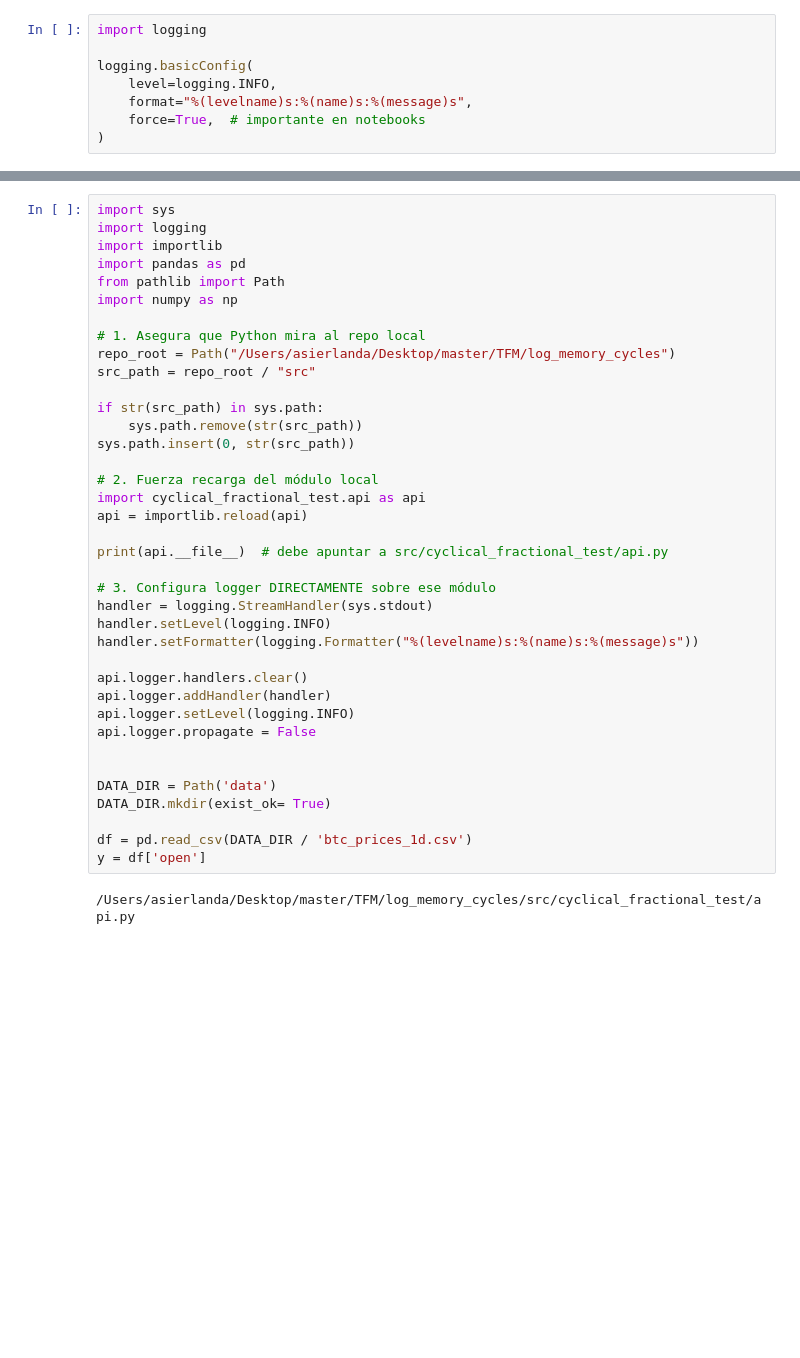
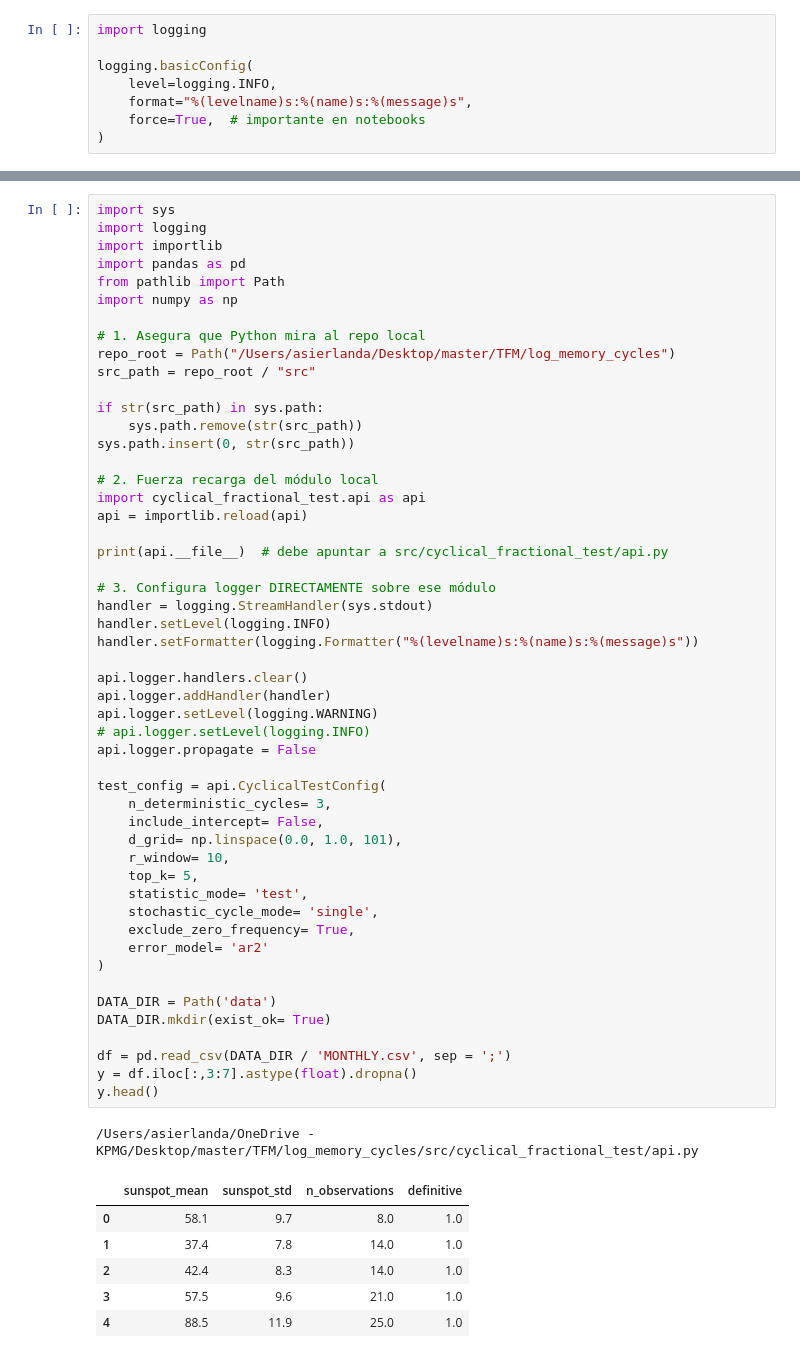
Before and after one commit to aslanda-design/long_memory_cycles, a Jupyter notebook: notebook.ipynb, the cells around one changed output, grey strips where cells are left out. Drawn from its saved outputs; the diff is of its cells as text; blank space fills up the shorter version.

```diff
--- a/notebook.ipynb
+++ b/notebook.ipynb
@@ -172,34 +230,53 @@ from pathlib import Path
 import numpy as np
 
 # 1. Asegura que Python mira al repo local
 repo_root = Path("/Users/asierlanda/Desktop/master/TFM/log_memory_cycles")
 src_path = repo_root / "src"
 
 if str(src_path) in sys.path:
     sys.path.remove(str(src_path))
 sys.path.insert(0, str(src_path))
 
 # 2. Fuerza recarga del módulo local
 import cyclical_fractional_test.api as api
 api = importlib.reload(api)
 
 print(api.__file__)  # debe apuntar a src/cyclical_fractional_test/api.py
 
 # 3. Configura logger DIRECTAMENTE sobre ese módulo
 handler = logging.StreamHandler(sys.stdout)
 handler.setLevel(logging.INFO)
 handler.setFormatter(logging.Formatter("%(levelname)s:%(name)s:%(message)s"))
 
 api.logger.handlers.clear()
 api.logger.addHandler(handler)
-api.logger.setLevel(logging.INFO)
+api.logger.setLevel(logging.WARNING)
+# api.logger.setLevel(logging.INFO)
 api.logger.propagate = False
 
+test_config = api.CyclicalTestConfig(
+    n_deterministic_cycles= 3,
+    include_intercept= False,
+    d_grid= np.linspace(0.0, 1.0, 101),
+    r_window= 10,
+    top_k= 5,
+    statistic_mode= 'test',
+    stochastic_cycle_mode= 'single',
+    exclude_zero_frequency= True,
+    error_model= 'ar2'
+)
 
 DATA_DIR = Path('data')
 DATA_DIR.mkdir(exist_ok= True)
 
-df = pd.read_csv(DATA_DIR / 'btc_prices_1d.csv')
-y = df['open']
+df = pd.read_csv(DATA_DIR / 'MONTHLY.csv', sep = ';')
+y = df.iloc[:,3:7].astype(float).dropna()
+y.head()
 # %% [output]
-/Users/asierlanda/Desktop/master/TFM/log_memory_cycles/src/cyclical_fractional_test/api.py
+/Users/asierlanda/OneDrive - KPMG/Desktop/master/TFM/log_memory_cycles/src/cyclical_fractional_test/api.py
+|  | sunspot_mean | sunspot_std | n_observations | definitive |
+| 0 | 58.1 | 9.7 | 8.0 | 1.0 |
+| 1 | 37.4 | 7.8 | 14.0 | 1.0 |
+| 2 | 42.4 | 8.3 | 14.0 | 1.0 |
+| 3 | 57.5 | 9.6 | 21.0 | 1.0 |
+| 4 | 88.5 | 11.9 | 25.0 | 1.0 |
```
Also changed, not shown: parts of 7 cells of this notebook, 13 other files.
